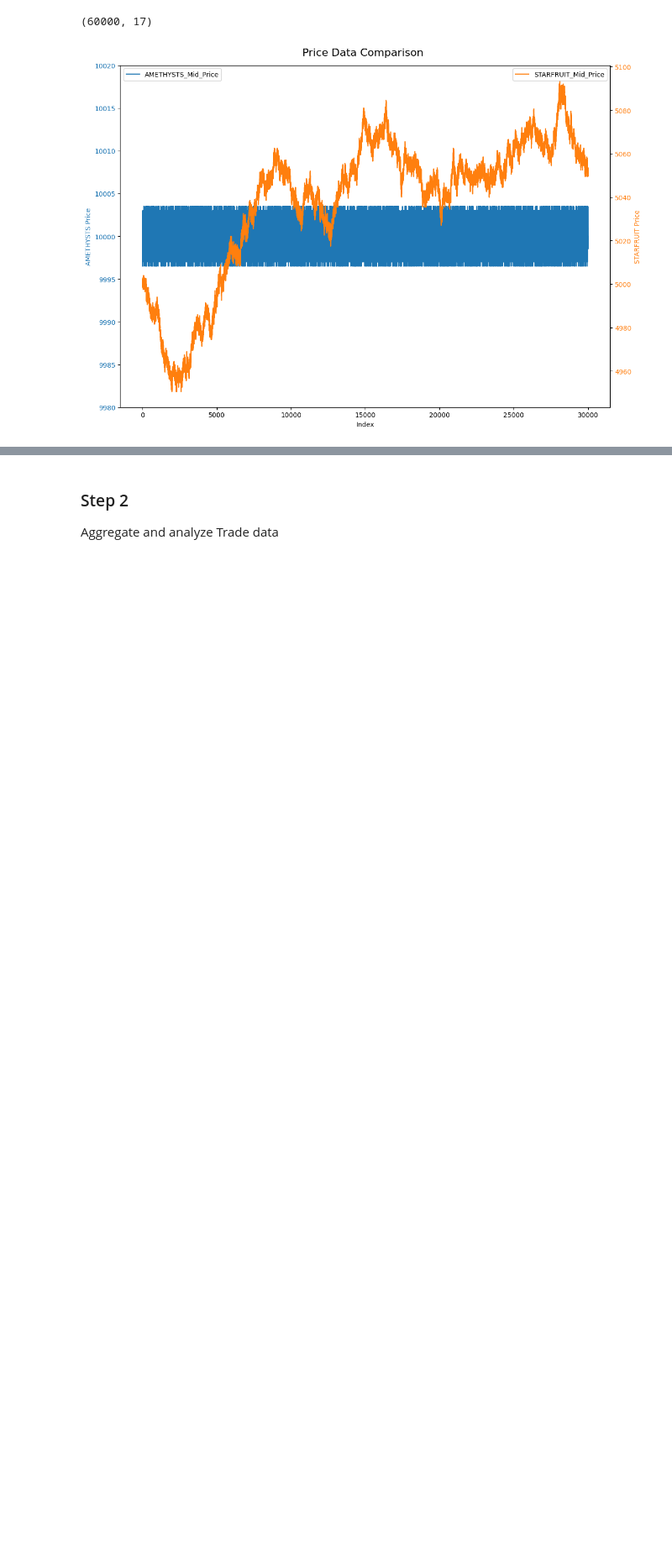
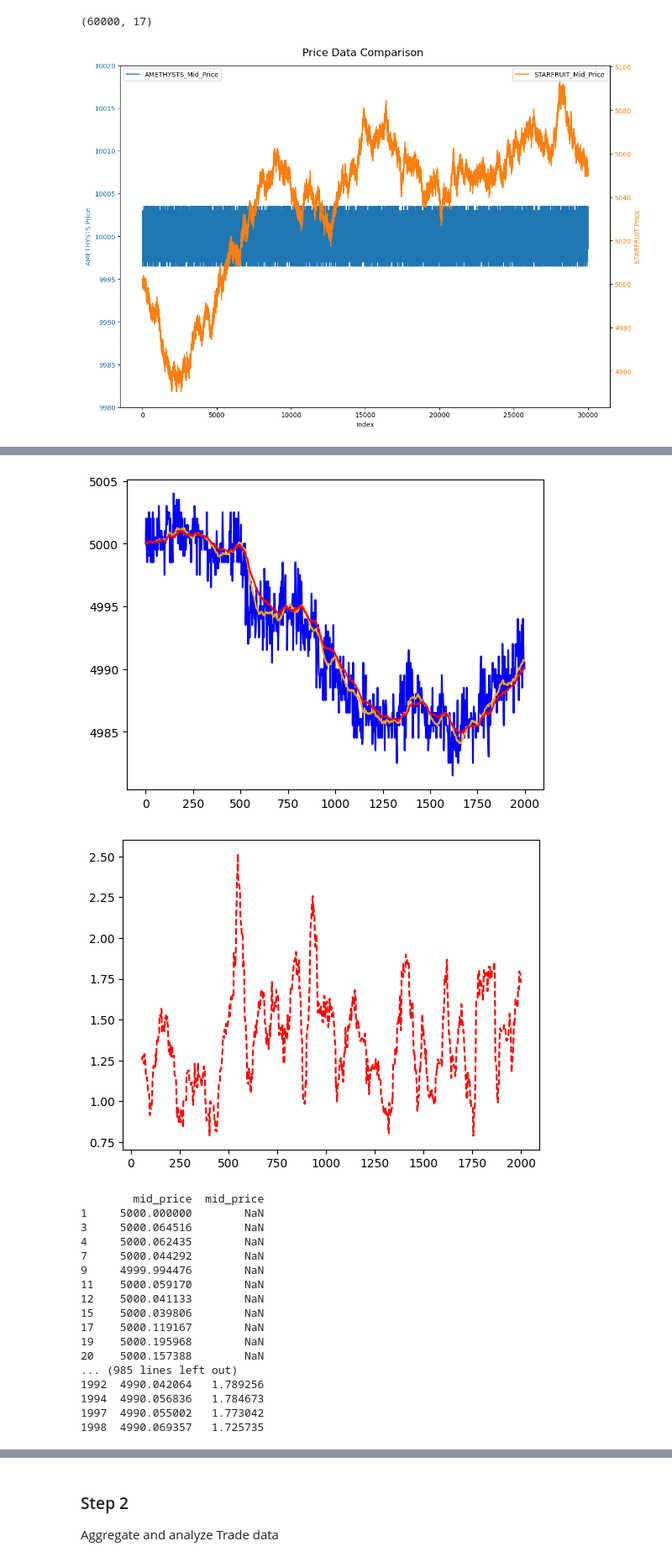
Before and after one commit to timkimneu/IMCProsperityTradingAlgorithm, a Jupyter notebook: round1/eda.ipynb, the cells around one changed output, grey strips where cells are left out. Shown at 84% size. Drawn from its saved outputs; the diff is of its cells as text; code cells hidden in the pictures; blank space fills up the shorter version.

```diff
--- a/round1/eda.ipynb
+++ b/round1/eda.ipynb
@@ -103,0 +106,37 @@ plot_price_data_per_product("AMETHYSTS","STARFRUIT", price_data, [9980,10020])
+# %%
+starfruit = price_data[price_data['product'] == "STARFRUIT"][:1000]
+starfruit_sma_30 = starfruit['mid_price'].rolling(30).mean()
+
+starfruit_ema_30 = starfruit['mid_price'].ewm(30, adjust=False).mean()
+starfruit_ema_30_std = starfruit['mid_price'].rolling(30).std()
+
+plt.plot(starfruit['mid_price'], color="blue")
+plt.plot(starfruit_sma_30, color="orange")
+plt.plot(starfruit_ema_30, color="red")
+plt.show()
+
+plt.plot(starfruit_ema_30_std, linestyle="--", color="red")
+plt.show()
+
+df = pd.concat([starfruit_ema_30,starfruit_ema_30_std],axis=1)
+print(df)
+# %% [output]
+[figure, added]
+[figure, added]
+        mid_price  mid_price
+1     5000.000000        NaN
+3     5000.064516        NaN
+4     5000.062435        NaN
+7     5000.044292        NaN
+9     4999.994476        NaN
+11    5000.059170        NaN
+12    5000.041133        NaN
+15    5000.039806        NaN
+17    5000.119167        NaN
+19    5000.195968        NaN
+20    5000.157388        NaN
+... (985 lines left out)
+1992  4990.042064   1.789256
+1994  4990.056836   1.784673
+1997  4990.055002   1.773042
+1998  4990.069357   1.725735
```
Also changed, not shown: parts of 24 cells of this notebook, 1 other file.
